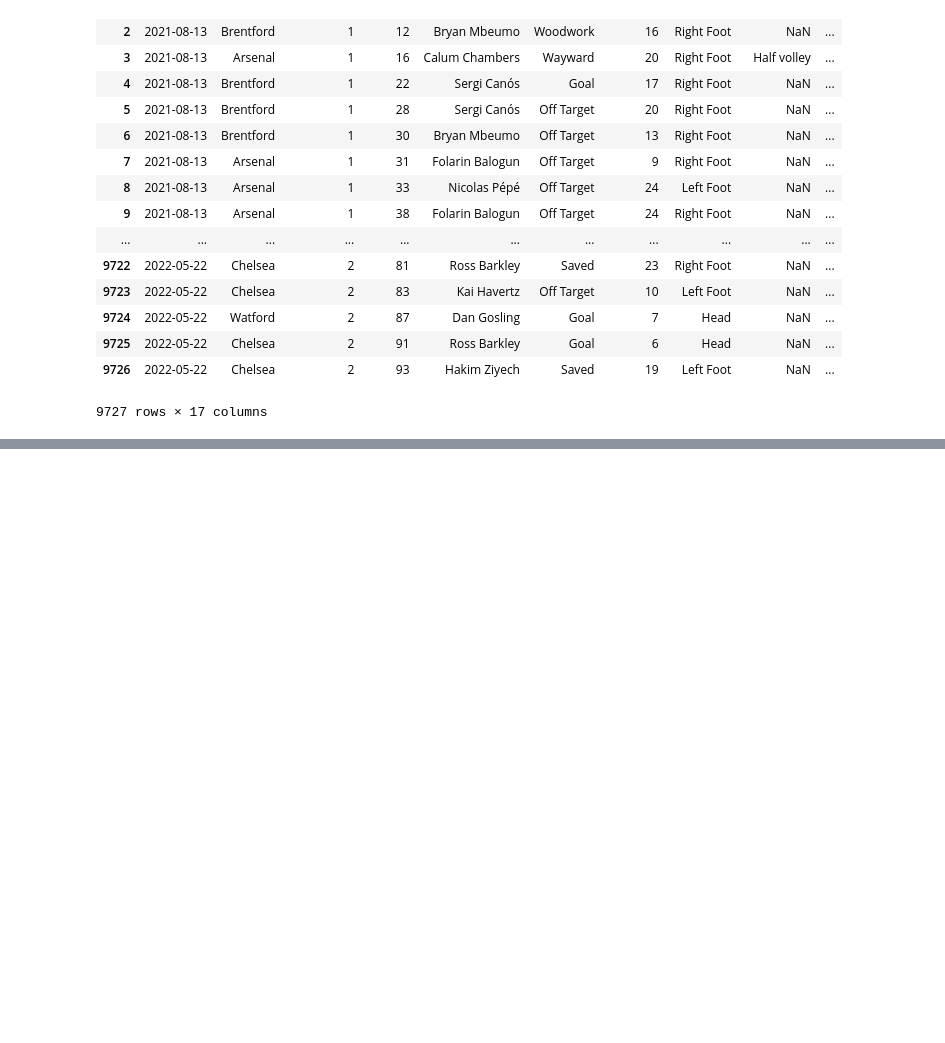
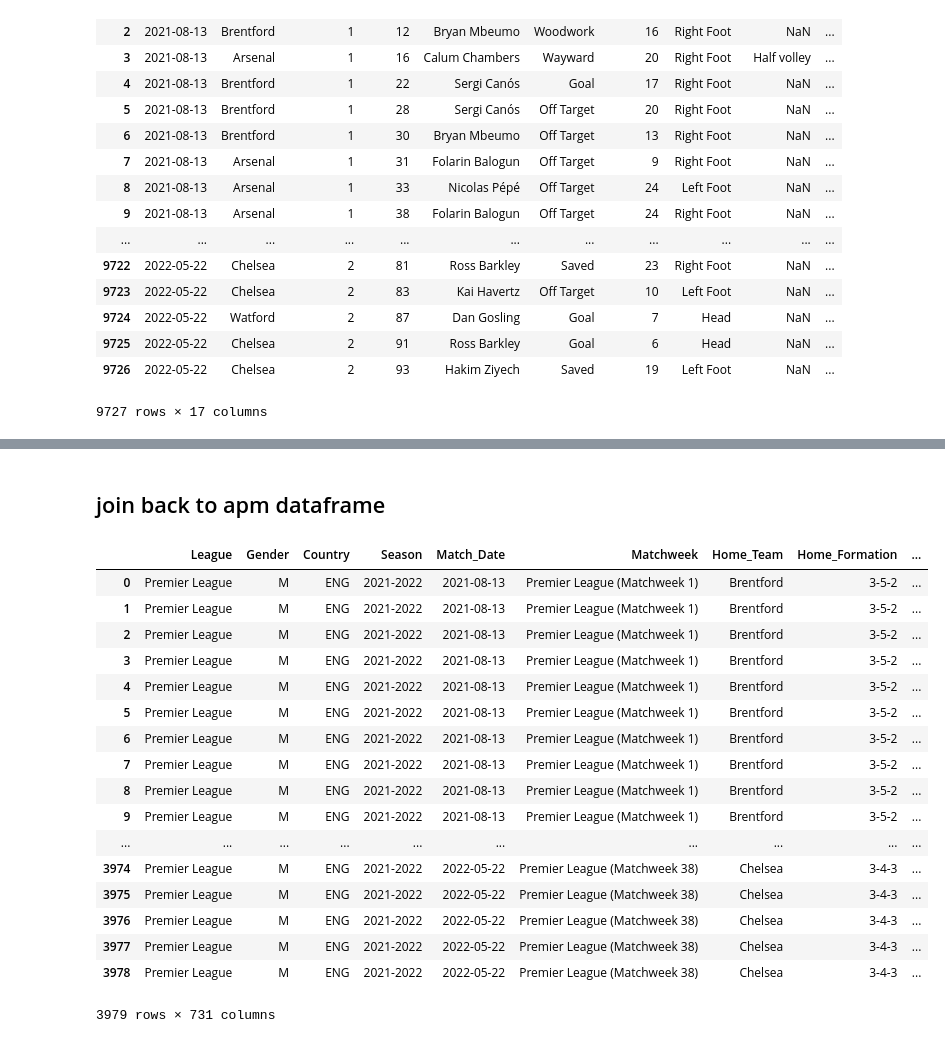
Before and after one commit to gary-boyuan-zhang/SURE-CMU, a Jupyter notebook: Final Project/xG stint aggregation.ipynb, the cells around one changed output, grey strips where cells are left out. Cells and saved outputs as stored; diff of their text form; code cells hidden in the pictures; blank space fills up the shorter version.

```diff
--- a/Final Project/xG stint aggregation.ipynb
+++ b/Final Project/xG stint aggregation.ipynb
@@ -91,0 +239,3 @@ shoot
+# %%
+shoot_stint = pd.concat([shoot, pd.DataFrame(l, columns = {'EventID'})], axis = 1)
+shoot_stint
@@ -91,0 +261,3 @@ shoot
+# %%
+shoot_stint = shoot_stint.merge(stint)
+shoot_stint
@@ -91,0 +285,5 @@ shoot
+# %%
+long_stint = shoot_stint[shoot_stint['Minute'] > (shoot_stint['time_start'] + shoot_stint['stint_length'])]
+long_stint = long_stint.groupby(['matchID', 'EventID'])['Minute'].max()
+long_stint = pd.DataFrame(long_stint).reset_index()
+long_stint
@@ -91,0 +309,7 @@ shoot
+# %%
+for index, row in long_stint.iterrows():
+    matchID = row['matchID']
+    EventID = row['EventID']
+    Minute = row['Minute']
+    index = stint[(stint['matchID'] == matchID) & (stint['EventID'] == EventID)].index.values[0]
+    stint.iloc[index]['stint_length'] = (Minute - stint.iloc[index]['time_start'])
@@ -91,0 +369,25 @@ shoot
+# %% [markdown]
+## join back to apm dataframe
+# %%
+apm = apm.drop(columns = ['time_start', 'stint_length'])
+apm = apm.merge(stint)
+apm
+# %% [output]
+|  | League | Gender | Country | Season | Match_Date | Matchweek | Home_Team | Home_Formation | ... |
+| 0 | Premier League | M | ENG | 2021-2022 | 2021-08-13 | Premier League (Matchweek 1) | Brentford | 3-5-2 | ... |
+| 1 | Premier League | M | ENG | 2021-2022 | 2021-08-13 | Premier League (Matchweek 1) | Brentford | 3-5-2 | ... |
+| 2 | Premier League | M | ENG | 2021-2022 | 2021-08-13 | Premier League (Matchweek 1) | Brentford | 3-5-2 | ... |
+| 3 | Premier League | M | ENG | 2021-2022 | 2021-08-13 | Premier League (Matchweek 1) | Brentford | 3-5-2 | ... |
+| 4 | Premier League | M | ENG | 2021-2022 | 2021-08-13 | Premier League (Matchweek 1) | Brentford | 3-5-2 | ... |
+| 5 | Premier League | M | ENG | 2021-2022 | 2021-08-13 | Premier League (Matchweek 1) | Brentford | 3-5-2 | ... |
+| 6 | Premier League | M | ENG | 2021-2022 | 2021-08-13 | Premier League (Matchweek 1) | Brentford | 3-5-2 | ... |
+| 7 | Premier League | M | ENG | 2021-2022 | 2021-08-13 | Premier League (Matchweek 1) | Brentford | 3-5-2 | ... |
+| 8 | Premier League | M | ENG | 2021-2022 | 2021-08-13 | Premier League (Matchweek 1) | Brentford | 3-5-2 | ... |
+| 9 | Premier League | M | ENG | 2021-2022 | 2021-08-13 | Premier League (Matchweek 1) | Brentford | 3-5-2 | ... |
+| ... | ... | ... | ... | ... | ... | ... | ... | ... | ... |
+| 3974 | Premier League | M | ENG | 2021-2022 | 2022-05-22 | Premier League (Matchweek 38) | Chelsea | 3-4-3 | ... |
+| 3975 | Premier League | M | ENG | 2021-2022 | 2022-05-22 | Premier League (Matchweek 38) | Chelsea | 3-4-3 | ... |
+| 3976 | Premier League | M | ENG | 2021-2022 | 2022-05-22 | Premier League (Matchweek 38) | Chelsea | 3-4-3 | ... |
+| 3977 | Premier League | M | ENG | 2021-2022 | 2022-05-22 | Premier League (Matchweek 38) | Chelsea | 3-4-3 | ... |
+| 3978 | Premier League | M | ENG | 2021-2022 | 2022-05-22 | Premier League (Matchweek 38) | Chelsea | 3-4-3 | ... |
+3979 rows × 731 columns
```
Also changed, not shown: parts of 40 cells of this notebook, 2 other files.
